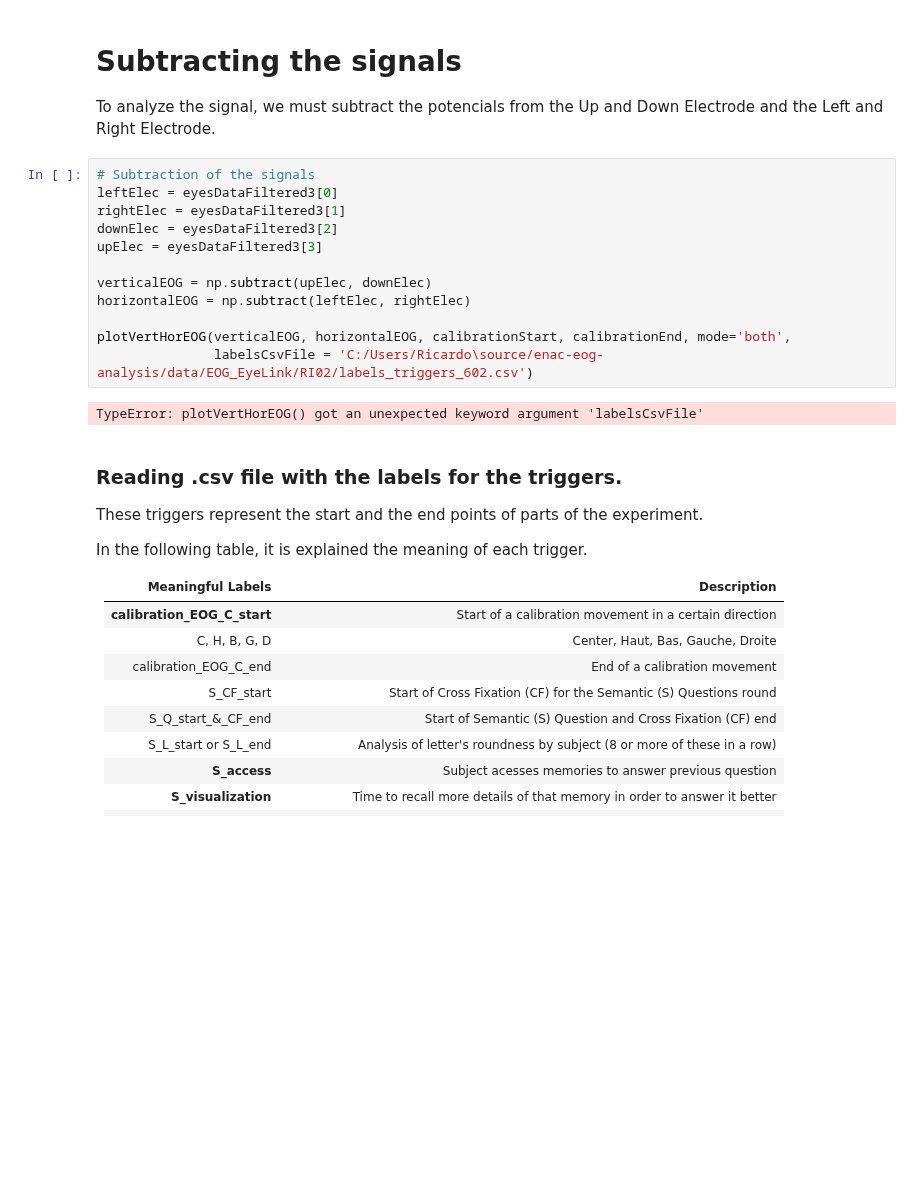
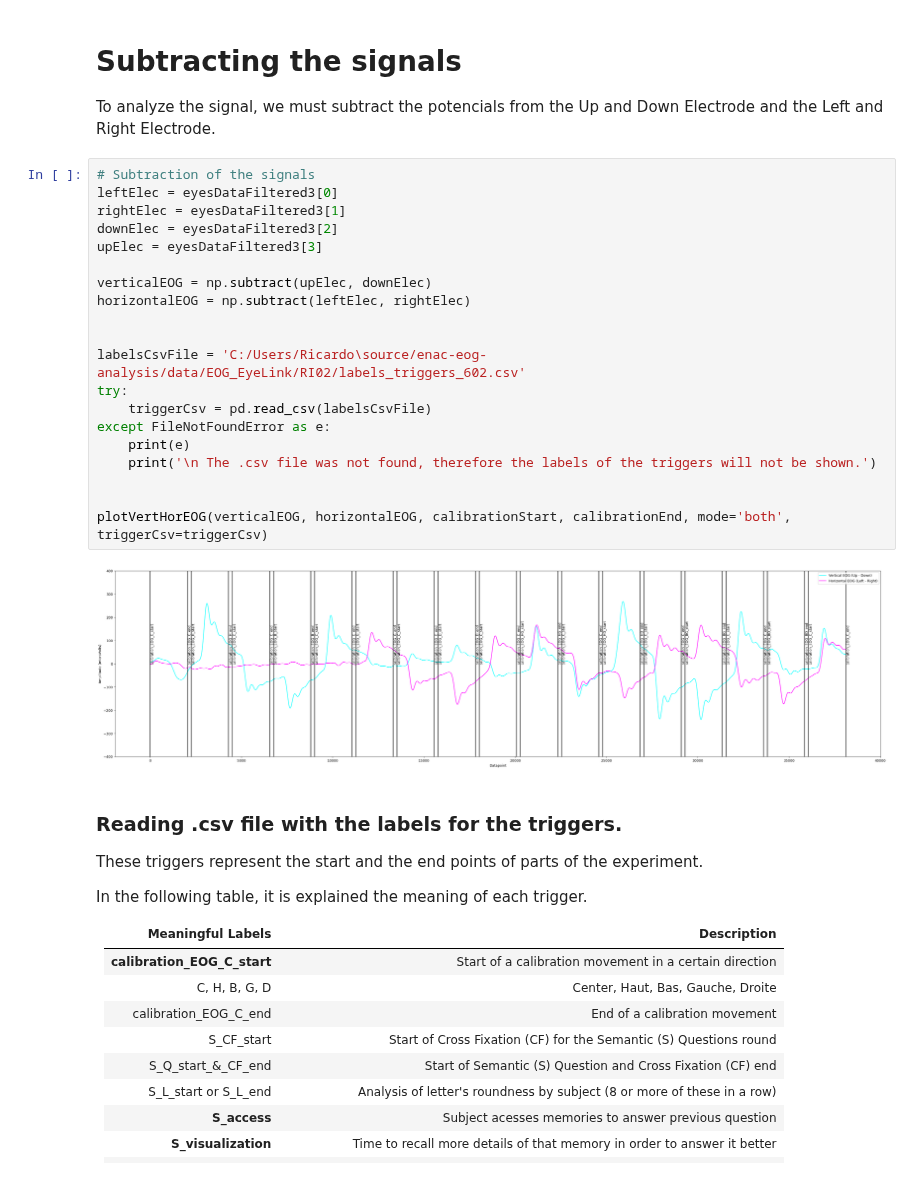
Before and after one commit to RicardoCQB/enac-eog-analysis, a Jupyter notebook: src/readEOG.ipynb, the cells around one changed output. Drawn from its saved outputs; the diff is of its cells as text; blank space fills up the shorter version.

Commit message:
update to visualization 2

```diff
--- a/src/readEOG.ipynb
+++ b/src/readEOG.ipynb
@@ -90,17 +90,25 @@ To analyze the signal, we must subtract the potencials from the Up and Down Elec
 # %%
 # Subtraction of the signals
 leftElec = eyesDataFiltered3[0]
 rightElec = eyesDataFiltered3[1]
 downElec = eyesDataFiltered3[2]
 upElec = eyesDataFiltered3[3]
 
 verticalEOG = np.subtract(upElec, downElec)
 horizontalEOG = np.subtract(leftElec, rightElec)
 
-plotVertHorEOG(verticalEOG, horizontalEOG, calibrationStart, calibrationEnd, mode='both',
-               labelsCsvFile = 'C:/Users/Ricardo\source/enac-eog-analysis/data/EOG_EyeLink/RI02/labels_triggers_602.csv')
+
+labelsCsvFile = 'C:/Users/Ricardo\source/enac-eog-analysis/data/EOG_EyeLink/RI02/labels_triggers_602.csv'
+try:
+    triggerCsv = pd.read_csv(labelsCsvFile)
+except FileNotFoundError as e:
+    print(e)
+    print('\n The .csv file was not found, therefore the labels of the triggers will not be shown.')
+
+
+plotVertHorEOG(verticalEOG, horizontalEOG, calibrationStart, calibrationEnd, mode='both', triggerCsv=triggerCsv)
 # %% [output]
-TypeError: plotVertHorEOG() got an unexpected keyword argument 'labelsCsvFile'
+[figure, added]
 # %% [markdown]
 ### Reading .csv file with the labels for the triggers.
 These triggers represent the start and the end points of parts of the experiment.
```
Also changed, not shown: 1 other file.
